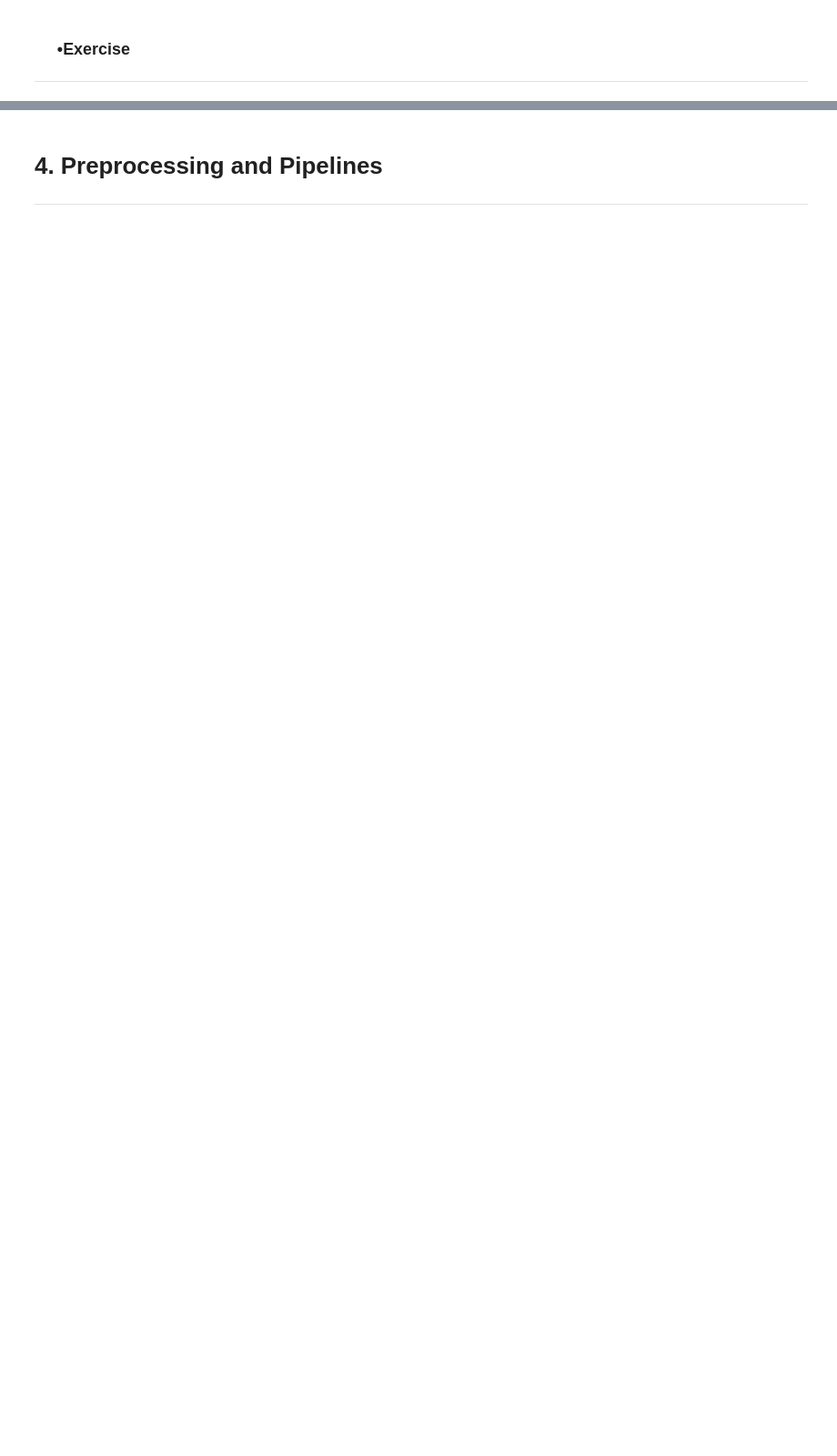
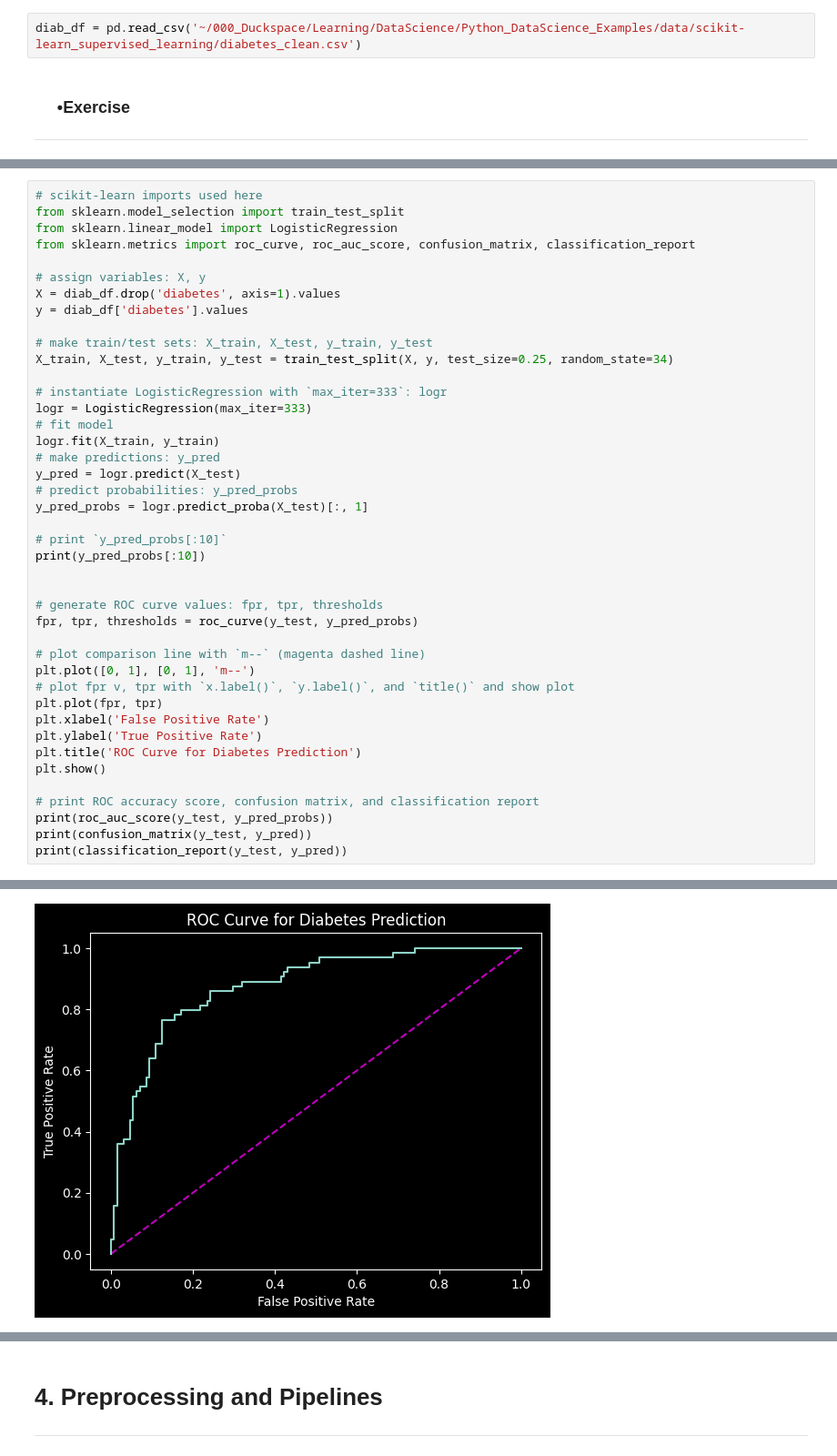
Before and after one commit to wanderduck/Python_DataScience_Examples, a Jupyter notebook: notebooks/scikit-learn_supervised_learning.ipynb, the cells around one changed output, grey strips where cells are left out. Shown at 91% size. Drawn from its saved outputs; the diff is of its cells as text; blank space fills up the shorter version.

```diff
--- a/notebooks/scikit-learn_supervised_learning.ipynb
+++ b/notebooks/scikit-learn_supervised_learning.ipynb
@@ -222,3 +240,5 @@ plt.show()
+# %%
+diab_df = pd.read_csv('~/000_Duckspace/Learning/DataScience/Python_DataScience_Examples/data/scikit-learn_supervised_learning/diabetes_clean.csv')
 # %% [markdown]
 ### &nbsp;&nbsp;&nbsp;&nbsp; •**Exercise**
 
@@ -225,0 +288,43 @@ plt.show()
+# %%
+# scikit-learn imports used here
+from sklearn.model_selection import train_test_split
+from sklearn.linear_model import LogisticRegression
+from sklearn.metrics import roc_curve, roc_auc_score, confusion_matrix, classification_report
+
+# assign variables: X, y
+X = diab_df.drop('diabetes', axis=1).values
+y = diab_df['diabetes'].values
+
+# make train/test sets: X_train, X_test, y_train, y_test
+X_train, X_test, y_train, y_test = train_test_split(X, y, test_size=0.25, random_state=34)
+
+# instantiate LogisticRegression with `max_iter=333`: logr
+logr = LogisticRegression(max_iter=333)
+# fit model
+logr.fit(X_train, y_train)
+# make predictions: y_pred
+y_pred = logr.predict(X_test)
+# predict probabilities: y_pred_probs
+y_pred_probs = logr.predict_proba(X_test)[:, 1]
+
+# print `y_pred_probs[:10]`
+print(y_pred_probs[:10])
+
+
+# generate ROC curve values: fpr, tpr, thresholds
+fpr, tpr, thresholds = roc_curve(y_test, y_pred_probs)
+
+# plot comparison line with `m--` (magenta dashed line)
+plt.plot([0, 1], [0, 1], 'm--')
+# plot fpr v, tpr with `x.label()`, `y.label()`, and `title()` and show plot
+plt.plot(fpr, tpr)
+plt.xlabel('False Positive Rate')
+plt.ylabel('True Positive Rate')
+plt.title('ROC Curve for Diabetes Prediction')
+plt.show()
+
+# print ROC accuracy score, confusion matrix, and classification report
+print(roc_auc_score(y_test, y_pred_probs))
+print(confusion_matrix(y_test, y_pred))
+print(classification_report(y_test, y_pred))
+# %% [output]
@@ -225,0 +333 @@ plt.show()
+[figure, added]
```
Also changed, not shown: parts of 28 cells of this notebook.
